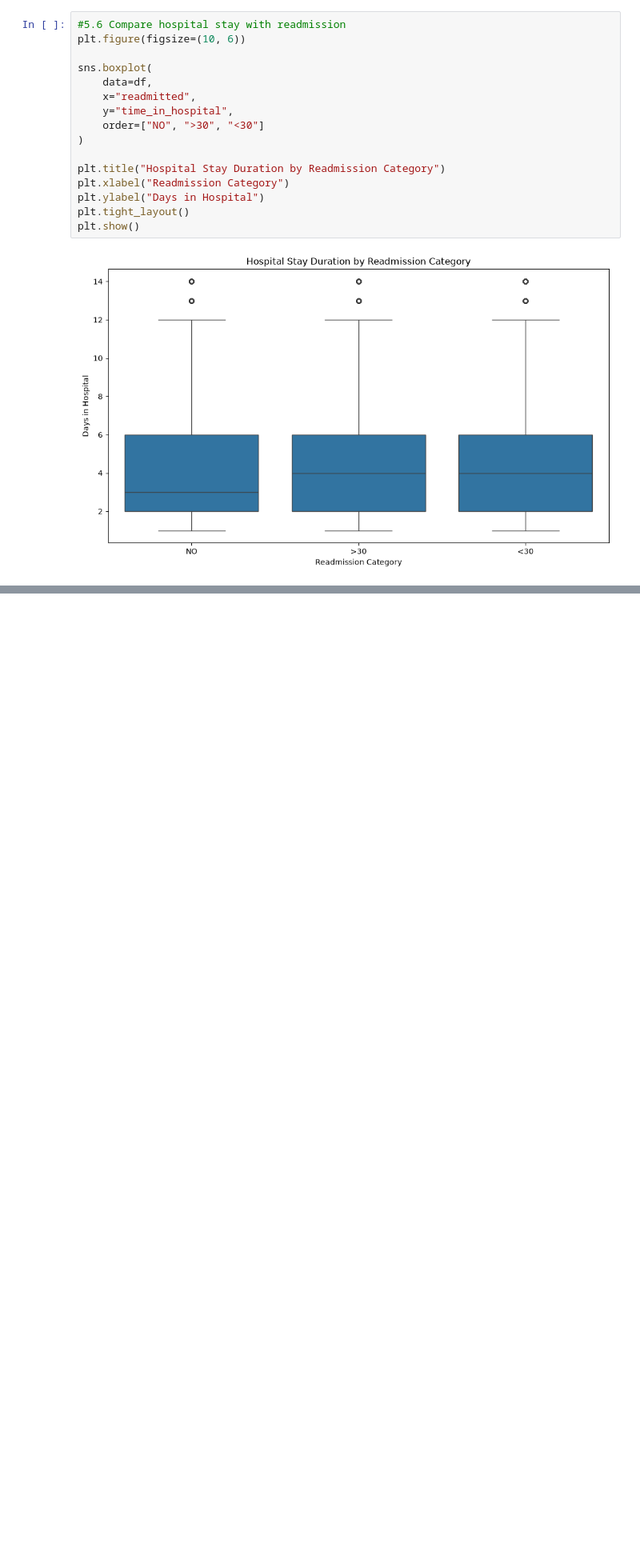
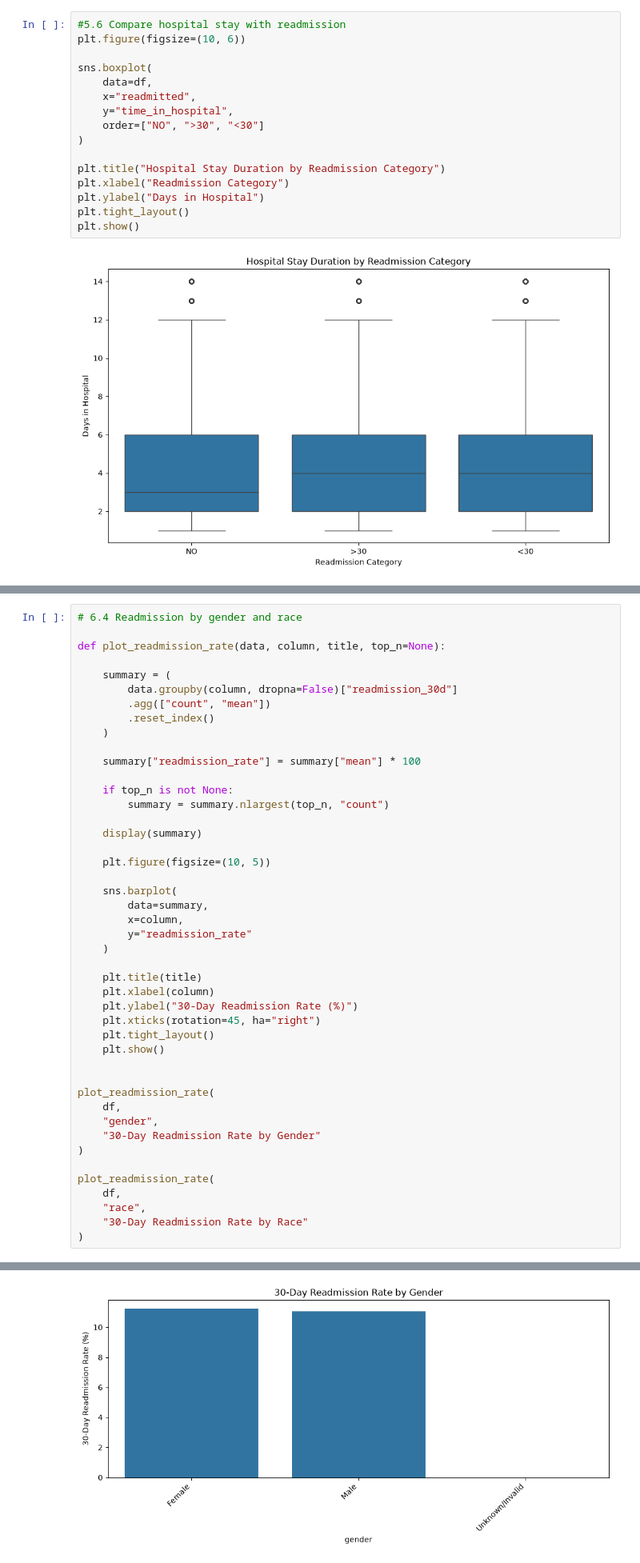
Before and after one commit to hetanshipatel/healthcare-data-analytics, a Jupyter notebook: notebooks/02_cleaned_data_inspection.ipynb, the cells around one changed output, grey strips where cells are left out. Shown at 80% size. Cells and saved outputs as stored; diff of their text form; blank space fills up the shorter version.

```diff
--- a/notebooks/02_cleaned_data_inspection.ipynb
+++ b/notebooks/02_cleaned_data_inspection.ipynb
@@ -356,0 +470,46 @@ plt.show()
+# %%
+# 6.4 Readmission by gender and race
+
+def plot_readmission_rate(data, column, title, top_n=None):
+
+    summary = (
+        data.groupby(column, dropna=False)["readmission_30d"]
+        .agg(["count", "mean"])
+        .reset_index()
+    )
+
+    summary["readmission_rate"] = summary["mean"] * 100
+
+    if top_n is not None:
+        summary = summary.nlargest(top_n, "count")
+
+    display(summary)
+
+    plt.figure(figsize=(10, 5))
+
+    sns.barplot(
+        data=summary,
+        x=column,
+        y="readmission_rate"
+    )
+
+    plt.title(title)
+    plt.xlabel(column)
+    plt.ylabel("30-Day Readmission Rate (%)")
+    plt.xticks(rotation=45, ha="right")
+    plt.tight_layout()
+    plt.show()
+
+
+plot_readmission_rate(
+    df,
+    "gender",
+    "30-Day Readmission Rate by Gender"
+)
+
+plot_readmission_rate(
+    df,
+    "race",
+    "30-Day Readmission Rate by Race"
+)
+# %% [output]
@@ -356,0 +520 @@ plt.show()
+[figure, added]
```
Also changed, not shown: parts of 14 cells of this notebook.
